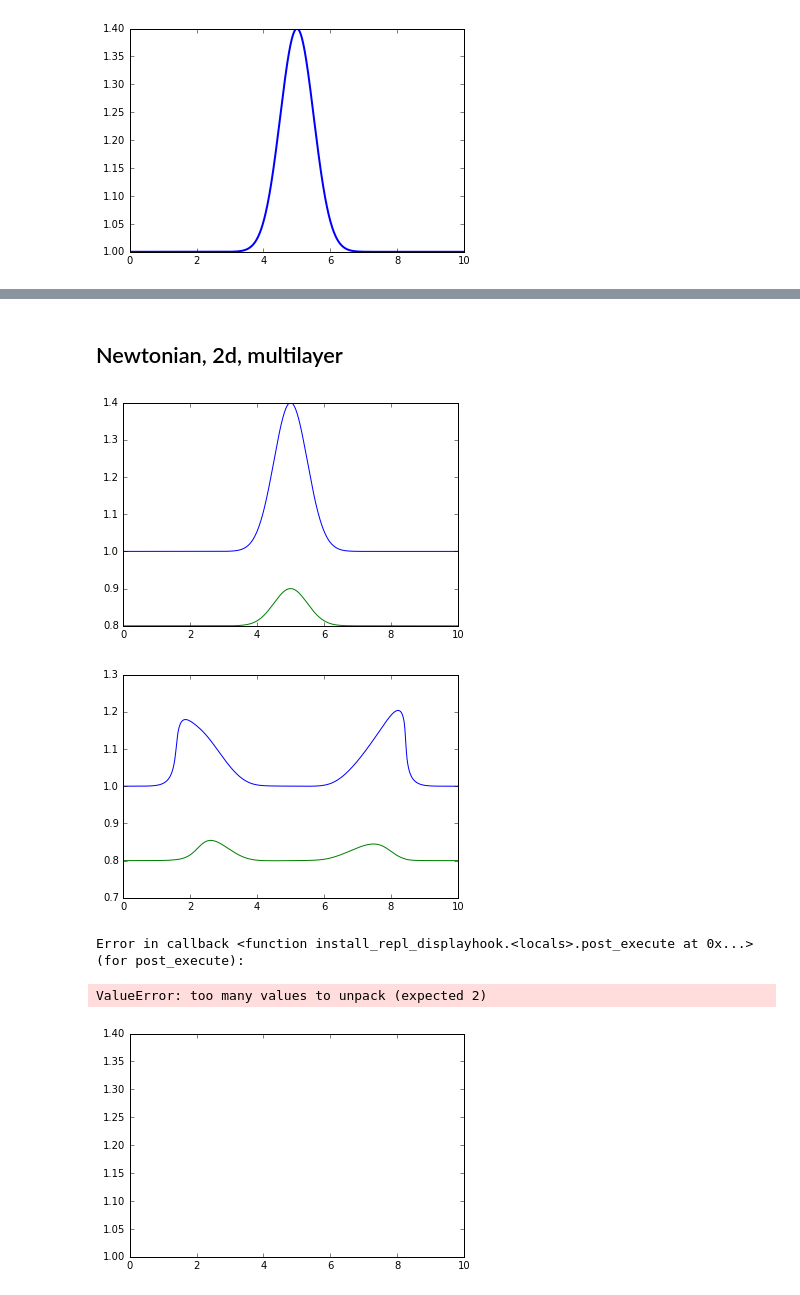
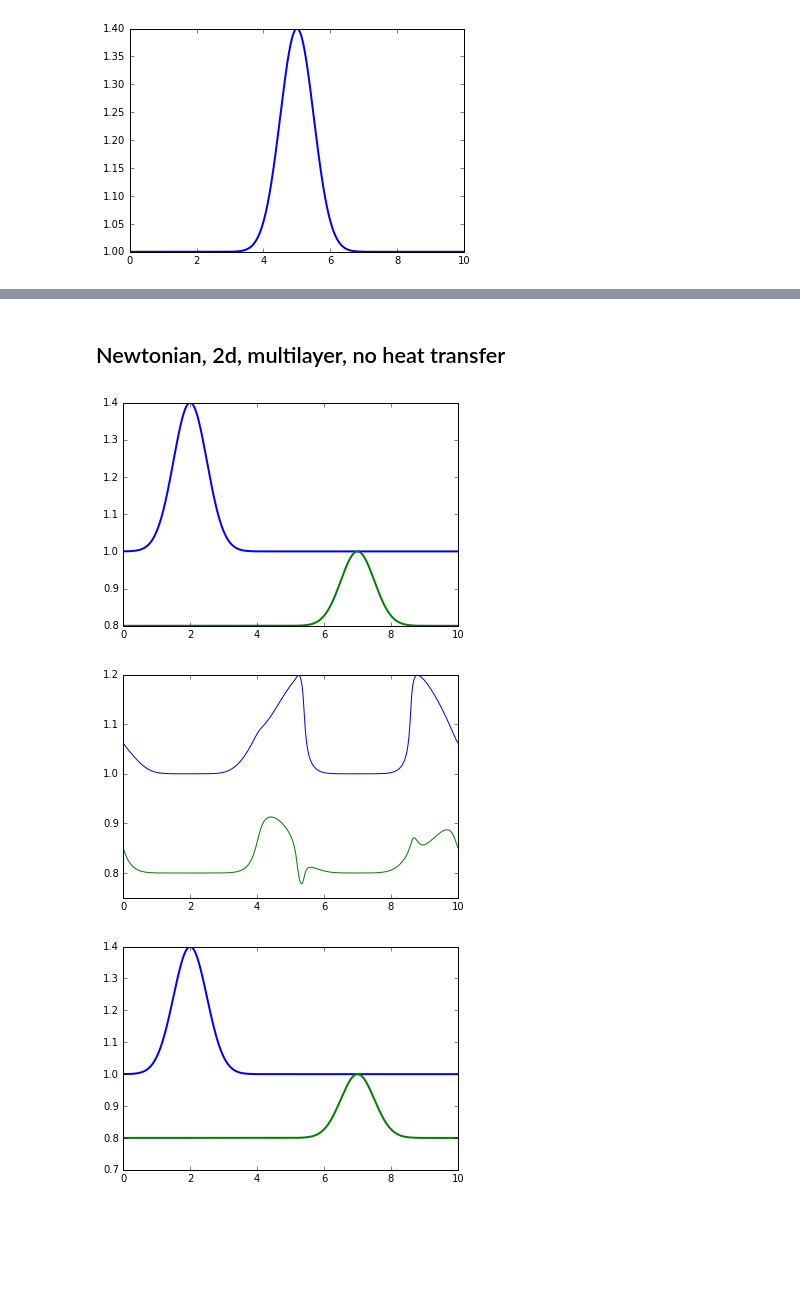
Before and after one commit to harpolea/swerve, a Jupyter notebook: Shallow_Water_Equations.ipynb, the cells around one changed output, grey strips where cells are left out. Saved outputs shown, nothing was run; the diff lists cells and outputs as text; code cells hidden in the pictures; blank space fills up the shorter version.

```diff
--- a/Shallow_Water_Equations.ipynb
+++ b/Shallow_Water_Equations.ipynb
@@ -84,7 +84,7 @@ HTML(anim.to_html5_video())
 # %% [output]
 [interactive output not drawn]
 # %% [markdown]
-## Newtonian, 2d, multilayer
+## Newtonian, 2d, multilayer, no heat transfer
 # %%
 # define grids
 nx = 2000
@@ -94,15 +94,19 @@ xmin = 0.
 xmax = 10.
 
 x = np.linspace(xmin, xmax, num=nx-2, endpoint=False)
+rho = np.ones(nlayers)
 hu = np.zeros((nlayers, nx, nt+1))
 h = np.zeros((nlayers, nx, nt+1))
 # Start off with an initial water hill
-h[0,1:-1,0] = 1 + 0.4 * np.exp(-(x-5)**2*2) #0.01 * np.sin(0.25 * np.pi + 2. * np.pi * x / (xmax - xmin)) + 1.
-h[1,1:-1,0] = 0.8 + 0.1 * np.exp(-(x-5)**2*2)
+h[0,1:-1,0] = 1 + 0.4 * np.exp(-(x-2)**2*2) #0.01 * np.sin(0.25 * np.pi + 2. * np.pi * x / (xmax - xmin)) + 1.
+h[1,1:-1,0] = 0.8 + 0.2 * np.exp(-(x-7)**2*2)
 h[:,0,0] = h[:,-2,0]
 h[:,-1,0] = h[:,1,0]
 
 #hu[:,0] = 0.1 * h[:,0]
+
+# going to try setting the top fluid to be heavier
+rho[0] = 3
 
 dx = x[1] - x[0]
 dt = 0.5 * dx
@@ -110,10 +114,10 @@ dt = 0.5 * dx
 # set gravity
 g = 1.0
 # %%
-plt.plot(x,h[0,1:-1,0],x,h[1,1:-1,0])
+plt.plot(x,h[0,1:-1,0],x,h[1,1:-1,0], lw=2)
 plt.show()
 # %% [output]
-[figure, old version]
+[figure, new version]
 # %%
 # evolution using second-order Lax-Wendroff
 def evolve(n):
@@ -130,9 +134,10 @@ def evolve(n):
 
         # calculate source term
         sum_hs = np.zeros(nx)
-        for i in range(nlayers):
-            if not (i==j):
-                sum_hs += h[i,:,n]
+        for i in range(j):
+            sum_hs += rho[i] / rho[j] * h[i,:,n]
+        for i in range(j+1,nlayers):
+            sum_hs += h[i,:,n]
         dx_sumhs = 0.5/dx * (sum_hs[2:] - sum_hs[:-2])# - 0.5/dx**2 * (sum_hs[2:] - 2 * sum_hs[1:-1] + sum_hs[:-2])
 
         beta = g * dx_sumhs
@@ -156,22 +161,20 @@ def evolve(n):
 for i in range(nt):
     evolve(i)
 # %%
-plt.plot(x,h[0,1:-1,1000],x,h[1,1:-1,1000])
+plt.plot(x,h[0,1:-1,1000],x,h[1,1:-1,1000], lw=2)
 plt.show()
 # %% [output]
-[figure, old version]
+[figure, new version]
 # %%
 fig = plt.figure()
-ax = plt.axes(xlim=(0,10), ylim=(1.,1.4))
+ax = plt.axes(xlim=(0,10), ylim=(0.7,1.4))
 line = ax.plot([],[], lw=2)[0]
 line2 = ax.plot([],[], lw=2)[0]
 
 def animate(i):
     line.set_data(x, h[0,1:-1,i*10])
-    line2.set_data() x, h[1,1:-1,i*10])
+    line2.set_data(x, h[1,1:-1,i*10])
 
 anim = animation.FuncAnimation(fig, animate, frames=130, interval=25)#, init_func=init)
 # %% [output]
-Error in callback <function install_repl_displayhook.<locals>.post_execute at 0x...> (for post_execute):
-ValueError: too many values to unpack (expected 2)
-[figure, old version]
+[figure, new version]
```
Also changed, not shown: parts of 19 cells of this notebook.
